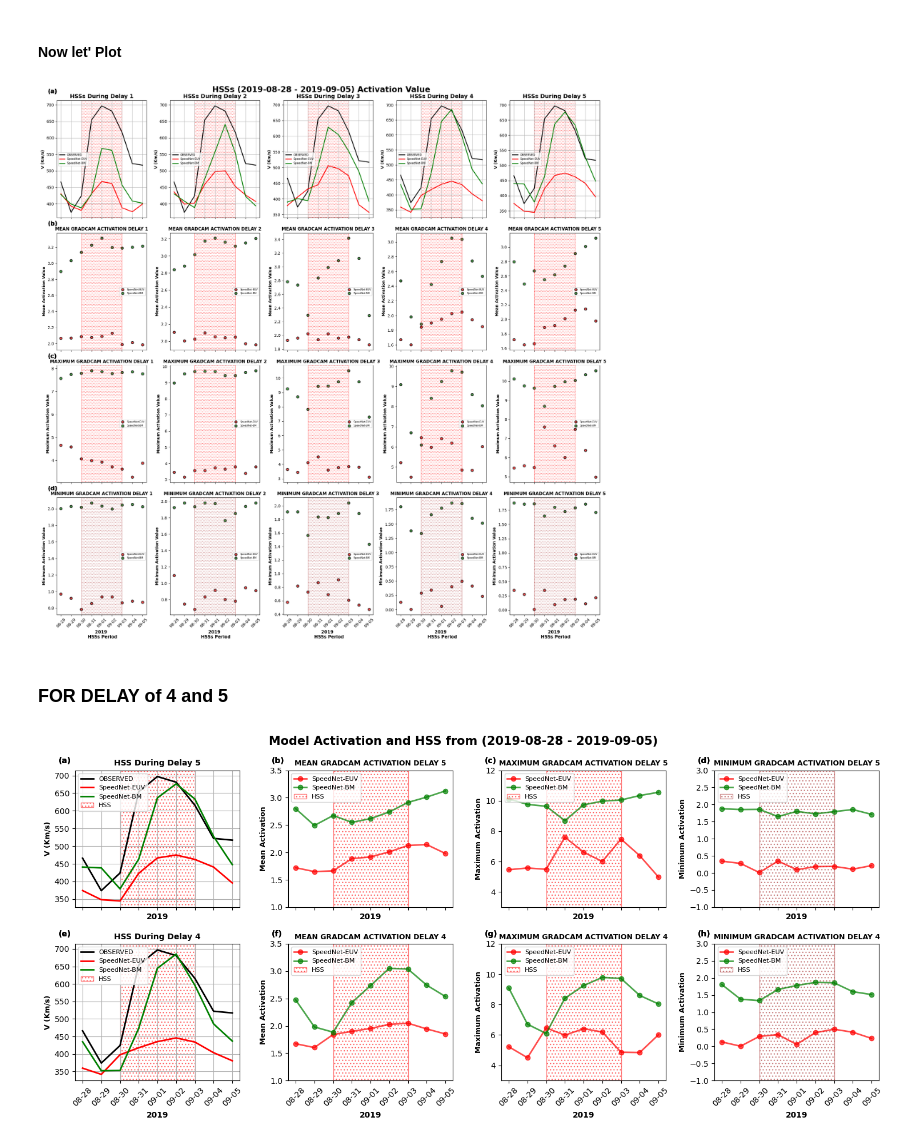
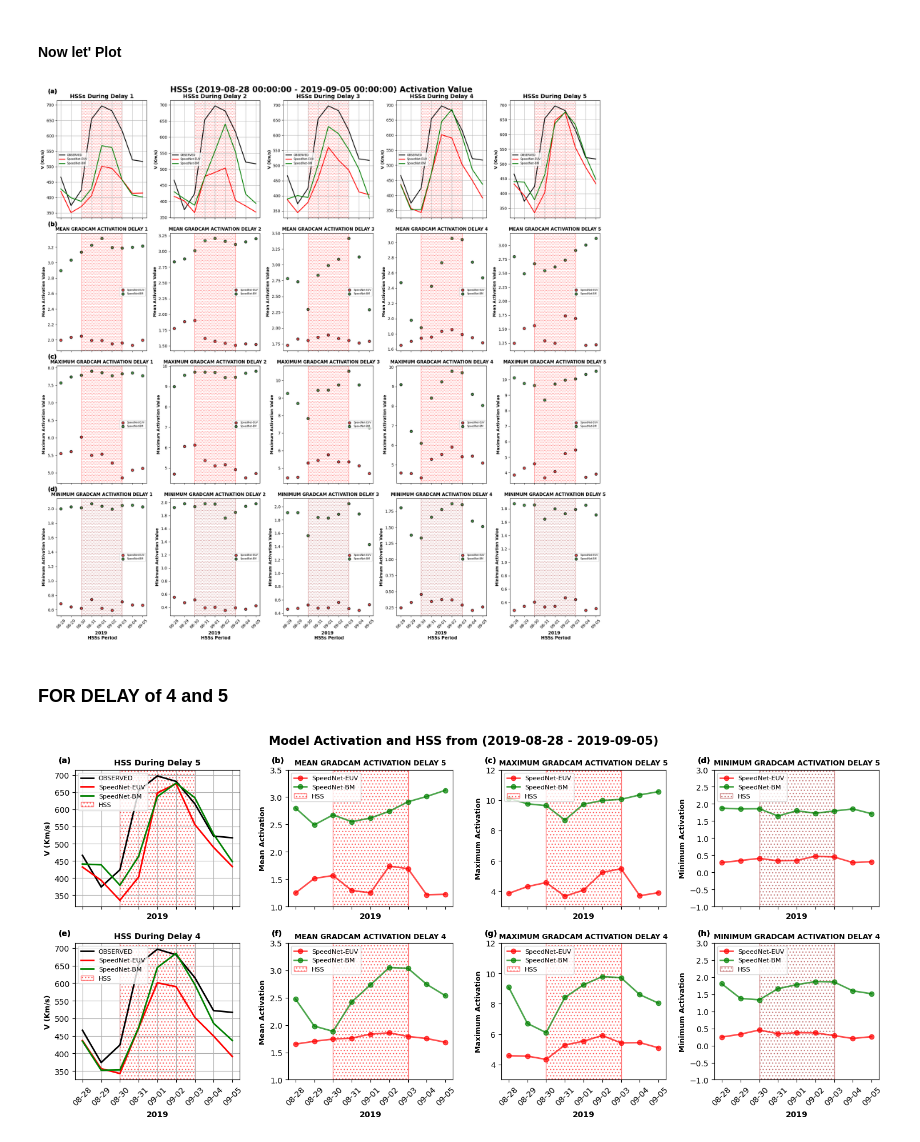
Before and after one commit to Abrahamalowonle/HSS-SpeedNet-Model, a Jupyter notebook: PLOT_VISUAL/HSSs_Activation_comparison_Analysis/Comparsion_across_delay.ipynb, the cells around one changed output. Saved outputs shown, nothing was run; the diff lists cells and outputs as text; code cells hidden in the pictures.

```diff
--- a/PLOT_VISUAL/HSSs_Activation_comparison_Analysis/Comparsion_across_delay.ipynb
+++ b/PLOT_VISUAL/HSSs_Activation_comparison_Analysis/Comparsion_across_delay.ipynb
@@ -211,19 +221,19 @@ channel_delay_1_hss_csv = HSS_activation_metric.HSS_activation_csv(channel, full
 ### Read the data
 # %%
 for i in range(5):
-    globals()[f"SpeedNet_EUV_delay_{i+1}"] = pd.read_csv(f'/home/joseph/DL/PLOT_VISUAL/HSSs_Activation_comparison_Analysis/Channel_HSS_Gradcam_activation_metrics_delay_{i}.csv')
-    globals()[f"SpeedNet_EUV_delay_{i+1}"]["Wind_date"] = globals()[f"SpeedNet_EUV_delay_{i+1}"]["Wind_date"].astype(str).str[-22:-11]
+    globals()[f"SpeedNet_EUV_delay_{i+1}"] = pd.read_csv(f'/home/joseph/DL/SpeedNet___/PLOT_VISUAL/HSSs_Activation_comparison_Analysis/Channel_HSS_Gradcam_activation_metrics_delay_{i}.csv')
+    # globals()[f"SpeedNet_EUV_delay_{i+1}"]["Wind_date"] = globals()[f"SpeedNet_EUV_delay_{i+1}"]["Wind_date"].astype(str).str[-22:-11]
     globals()[f"SpeedNet_EUV_delay_{i+1}"]["Wind_date"] = pd.to_datetime(globals()[f"SpeedNet_EUV_delay_{i+1}"]["Wind_date"])
 # %%
 for i in range(5):
-    globals()[f"SpeedNet_BM_delay_{i+1}"] = pd.read_csv(f'/home/joseph/DL/PLOT_VISUAL/HSSs_Activation_comparison_Analysis/Binary_HSS_Gradcam_activation_metrics_delay_{i}.csv')
-    globals()[f"SpeedNet_BM_delay_{i+1}"]["Wind_date"] = globals()[f"SpeedNet_BM_delay_{i+1}"]["Wind_date"].astype(str).str[-22:-11]
+    globals()[f"SpeedNet_BM_delay_{i+1}"] = pd.read_csv(f'/home/joseph/DL/SpeedNet___/PLOT_VISUAL/HSSs_Activation_comparison_Analysis/Binary_HSS_Gradcam_activation_metrics_delay_{i}.csv')
+    # globals()[f"SpeedNet_BM_delay_{i+1}"]["Wind_date"] = globals()[f"SpeedNet_BM_delay_{i+1}"]["Wind_date"].astype(str).str[-22:-11]
     globals()[f"SpeedNet_BM_delay_{i+1}"]["Wind_date"] = pd.to_datetime(globals()[f"SpeedNet_BM_delay_{i+1}"]["Wind_date"])
 # %% [markdown]
 #### Now let' Plot
 # %%
 fig, ax = plt.subplots(4, 5, figsize=(20, 20), sharex=True)
-fig.suptitle(f'HSSs ({globals()[f"SpeedNet_BM_delay_{i+1}"]["Wind_date"][0].strftime("%Y-%m-%d")} - {globals()[f"SpeedNet_BM_delay_{i+1}"]["Wind_date"][8].strftime("%Y-%m-%d")}) Activation Value', fontsize = 20, fontweight = "bold")
+fig.suptitle(f'HSSs ({globals()[f"SpeedNet_BM_delay_{i+1}"]["Wind_date"][0]} - {globals()[f"SpeedNet_BM_delay_{i+1}"]["Wind_date"][8]}) Activation Value', fontsize = 20, fontweight = "bold")
 for i in range(5):
     # ROW 1
     # Original data
@@ -267,34 +277,34 @@ for i in range(5):
     ax[2, i].set_title(f'MAXIMUM GRADCAM ACTIVATION DELAY {i+1}', fontsize = 11, fontweight = "bold")
     ax[2, i].tick_params(axis="x", rotation=45)
     ax[2, i].xaxis.set_major_formatter(mdates.DateFormatter('%m-%d'))
     ax[2, i].set_ylabel('Maximum Activation Value', fontsize = 10, fontweight = "bold")
     ax[2, 0].text(-0.1, 1.1, '(c)', transform=ax[2,0].transAxes, fontsize=15, fontweight='bold', va='top', ha='left')
     # ax[2, i].grid("on")
     ax[2, i].legend(fontsize=6, loc='center right')
     ax[2, i].axvspan(globals()[f"SpeedNet_BM_delay_{i+1}"]["Wind_date"][2], globals()[f"SpeedNet_BM_delay_{i+1}"]["Wind_date"][6], facecolor='none', edgecolor='red', hatch='...', alpha=0.5, label='HSSs')
 
 
     # ROW 4
     # SpeedNet-EUV Minimum Activation
     ax[3, i].scatter(globals()[f"SpeedNet_EUV_delay_{i+1}"]["Wind_date"], globals()[f"SpeedNet_EUV_delay_{i+1}"]["Min_act"], linestyle='-', color='r', alpha=0.7, edgecolor='black', linewidth=2, label= 'SpeedNet-EUV')
     # SpeedNet-BM Minimum Activation
     ax[3, i].scatter(globals()[f"SpeedNet_BM_delay_{i+1}"]["Wind_date"],globals()[f"SpeedNet_BM_delay_{i+1}"]["Min_act"], linestyle='-', color='g', alpha=0.7, edgecolor='black', linewidth=2, label= 'SpeedNet-BM')
     ax[3, i].set_title(f'MINIMUM GRADCAM ACTIVATION DELAY {i+1}', fontsize = 11, fontweight = "bold")
     ax[3, i].tick_params(axis="x", rotation=45)
     ax[3, i].xaxis.set_major_formatter(mdates.DateFormatter('%m-%d'))
     ax[3, i].set_ylabel('Minimum Activation Value', fontsize = 10, fontweight = "bold")
     ax[3, 0].text(-0.1, 1.1, '(d)', transform=ax[3, 0].transAxes, fontsize=15, fontweight='bold', va='top', ha='left')
     # ax[3, i].grid("on")
     ax[3, i].legend(fontsize=6, loc='center right')
     ax[3, i].axvspan(globals()[f"SpeedNet_BM_delay_{i+1}"]["Wind_date"][2], globals()[f"SpeedNet_BM_delay_{i+1}"]["Wind_date"][6], facecolor='none', edgecolor='brown', hatch='...', alpha=0.5, label='HSSs')
     ax[3, i].set_xlabel('2019 \n HSSs Period', fontsize = 11, fontweight = "bold")
 
 plt.tight_layout()
 plt.savefig('HSS_ACTIVATION_VALUE_ANALYSIS')
 # Show the plot
 plt.show()
 # %% [output]
-[figure, old version]
+[figure, new version]
 # %% [markdown]
 ### FOR DELAY of 4 and 5
 # %%
@@ -382,7 +392,7 @@ plt.savefig('HSS_ACTIVATION_plot')
 # Show the plot
 plt.show()
 # %% [output]
-[figure, old version]
+[figure, new version]
 # %%
 delay_list = [4, 3]
 fig, ax = plt.subplots(2, 4, figsize=(15, 7), sharex=True)
```
Also changed, not shown: parts of 15 cells of this notebook, 5 other files.
